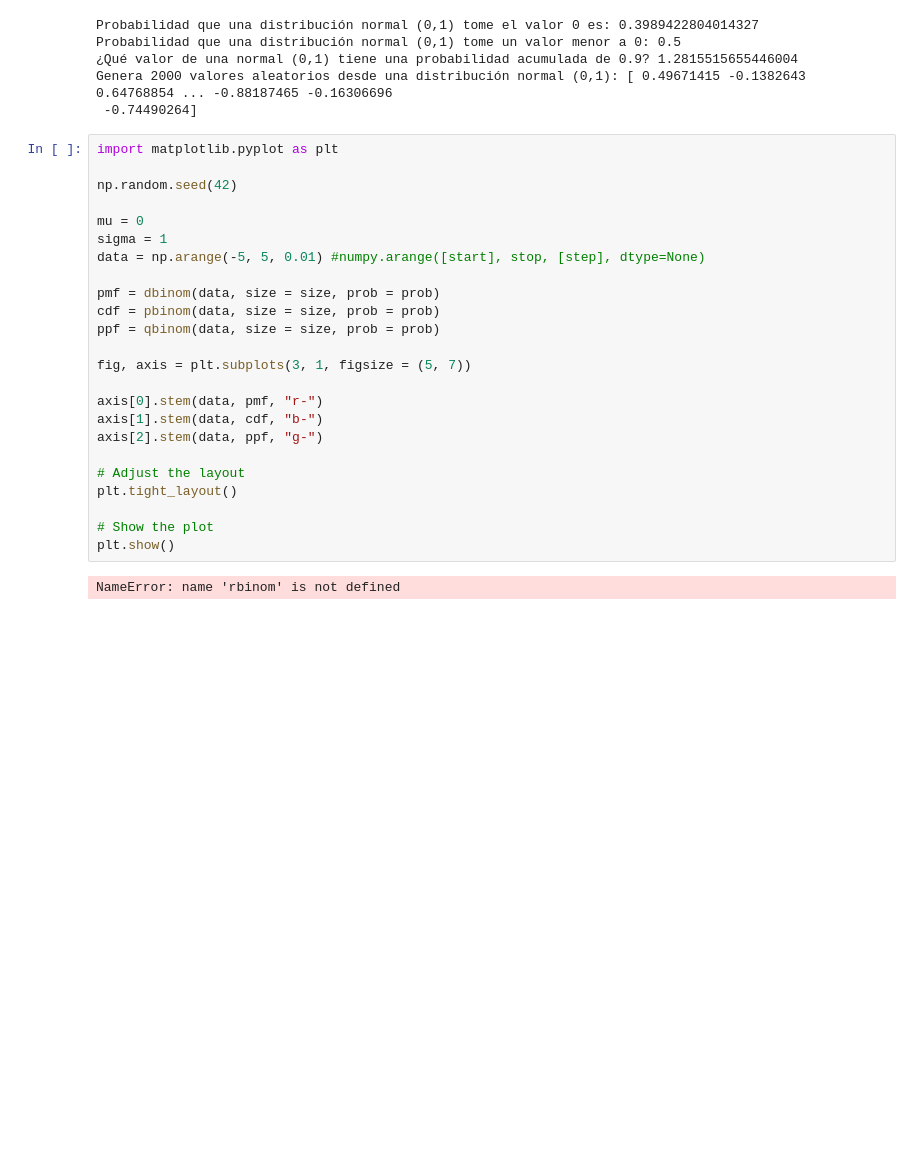
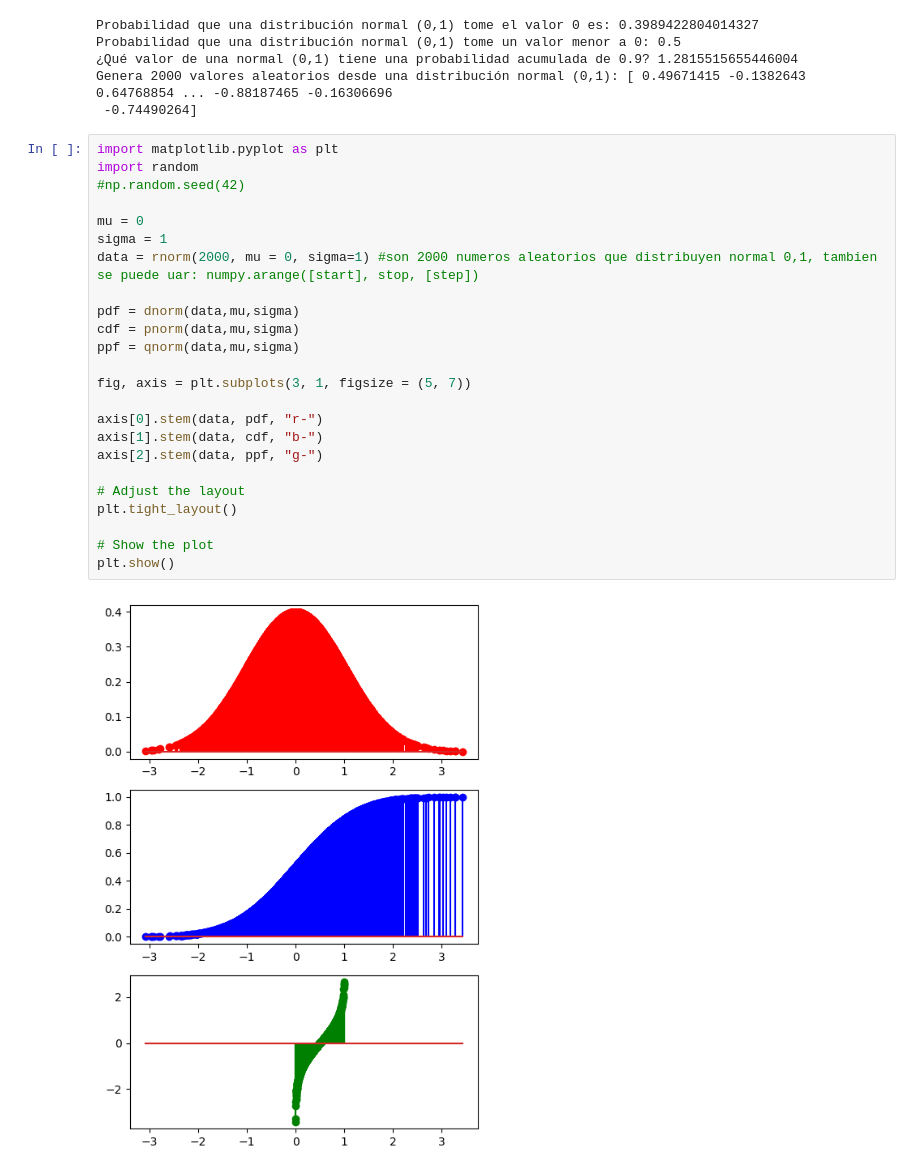
Before and after one commit to diegomacaya/probability-distribution-exercises-project-with-python, a Jupyter notebook: notebook/problems.es.ipynb, the cells around one changed output. Drawn from its saved outputs; the diff is of its cells as text; blank space fills up the shorter version.

Commit message:
Distribución normal lista

```diff
--- a/notebook/problems.es.ipynb
+++ b/notebook/problems.es.ipynb
@@ -141,27 +141,27 @@ Genera 2000 valores aleatorios desde una distribución normal (0,1): [ 0.4967141
  -0.74490264]
 # %%
 import matplotlib.pyplot as plt
-
-np.random.seed(42)
+import random
+#np.random.seed(42)
 
 mu = 0
 sigma = 1
-data = np.arange(-5, 5, 0.01) #numpy.arange([start], stop, [step], dtype=None)
+data = rnorm(2000, mu = 0, sigma=1) #son 2000 numeros aleatorios que distribuyen normal 0,1, tambien se puede uar: numpy.arange([start], stop, [step])
 
-pmf = dbinom(data, size = size, prob = prob)
-cdf = pbinom(data, size = size, prob = prob)
-ppf = qbinom(data, size = size, prob = prob)
+pdf = dnorm(data,mu,sigma)
+cdf = pnorm(data,mu,sigma)
+ppf = qnorm(data,mu,sigma)
 
 fig, axis = plt.subplots(3, 1, figsize = (5, 7))
 
-axis[0].stem(data, pmf, "r-")
+axis[0].stem(data, pdf, "r-")
 axis[1].stem(data, cdf, "b-")
 axis[2].stem(data, ppf, "g-")
 
 # Adjust the layout
 plt.tight_layout()
 
 # Show the plot
 plt.show()
 # %% [output]
-NameError: name 'rbinom' is not defined
+[figure, added]
```
